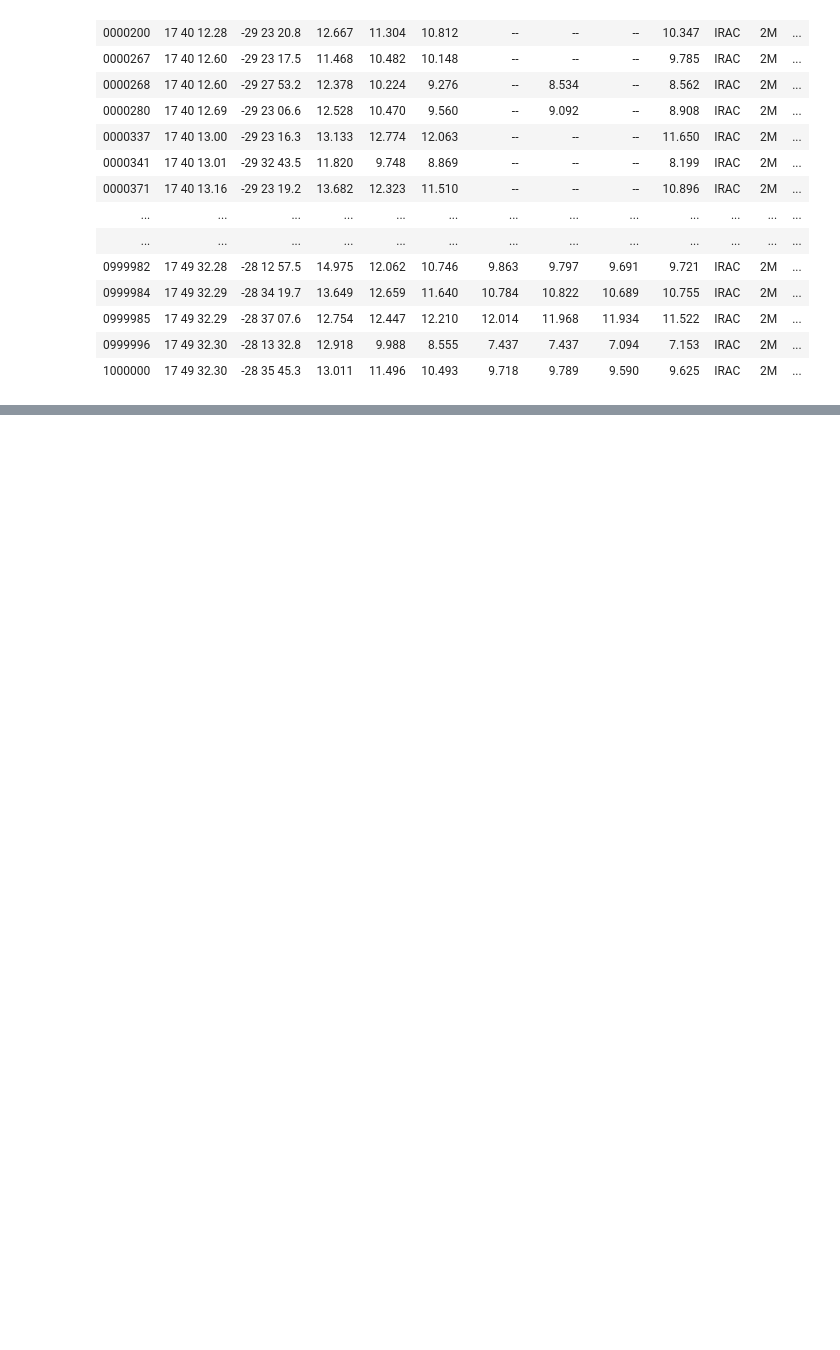
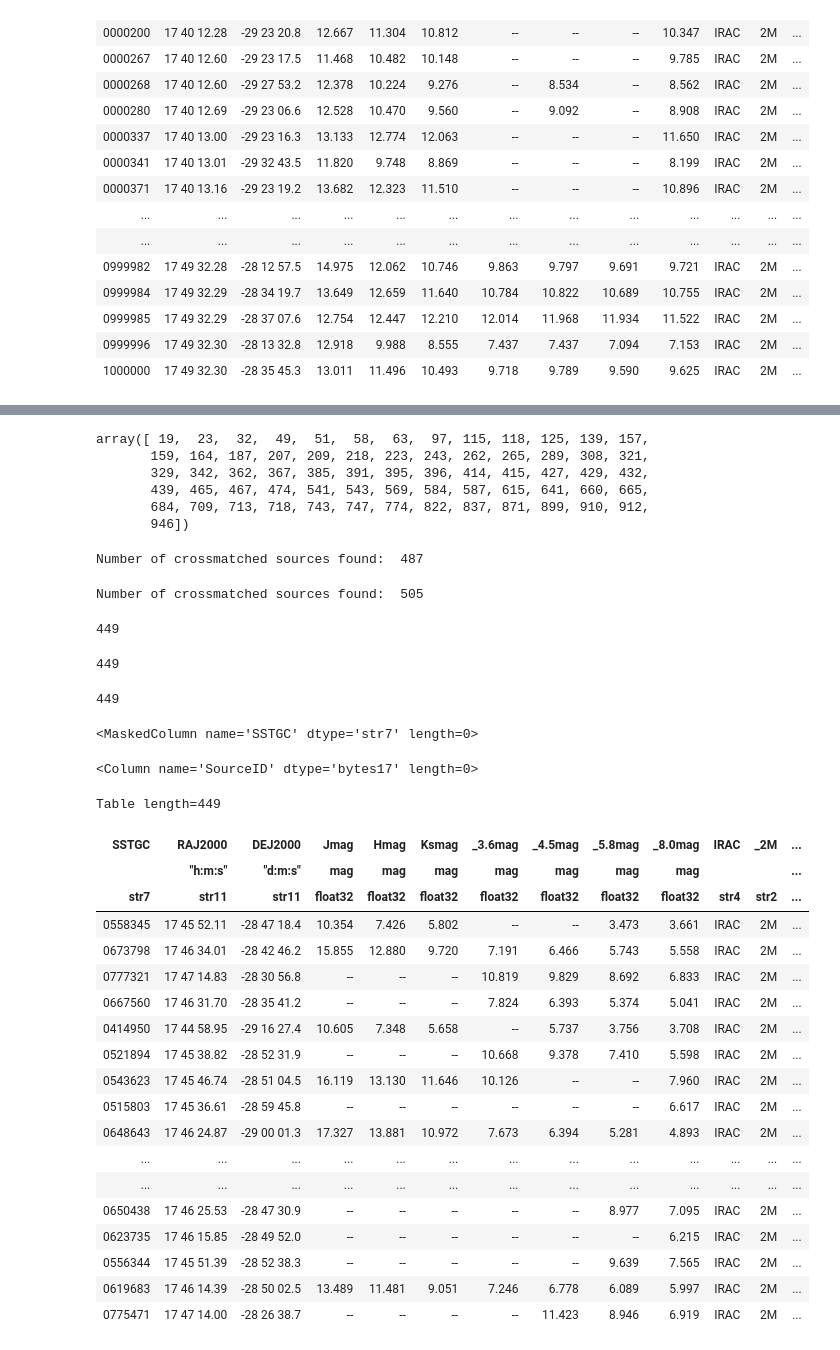
Before and after one commit to mjhankins/SFGCphotcode, a Jupyter notebook: SourceCatalog_SSTGC_Xmatch.ipynb, the cells around one changed output, grey strips where cells are left out. Drawn from its saved outputs; the diff is of its cells as text; code cells hidden in the pictures; blank space fills up the shorter version.

Commit message:
bug fixes with crossmatch and duplication

```diff
--- a/SourceCatalog_SSTGC_Xmatch.ipynb
+++ b/SourceCatalog_SSTGC_Xmatch.ipynb
@@ -202,0 +229,11 @@ matchedmcat['SSTGCxmatch']=matchedSSTGC["SSTGC"]
+# %%
+#idx
+w, c = np.unique(rdx, return_counts=True)
+w[c > 1]
+# %% [output]
+array([ 19,  23,  32,  49,  51,  58,  63,  97, 115, 118, 125, 139, 157,
+       159, 164, 187, 207, 209, 218, 223, 243, 262, 265, 289, 308, 321,
+       329, 342, 362, 367, 385, 391, 395, 396, 414, 415, 427, 429, 432,
+       439, 465, 467, 474, 541, 543, 569, 584, 587, 615, 641, 660, 665,
+       684, 709, 713, 718, 743, 747, 774, 822, 837, 871, 899, 910, 912,
+       946])
@@ -202,0 +301,53 @@ matchedmcat['SSTGCxmatch']=matchedSSTGC["SSTGC"]
+# %%
+stgccat,matchedmcat,d2dup=remove_duplicates2(sstgc8um,mcat,3.0)
+# %% [output]
+Number of crossmatched sources found:  487
+# %%
+matchedmcat,stgccat,d2dup=remove_duplicates2(matchedmcat,stgccat,3.0)
+# %% [output]
+Number of crossmatched sources found:  505
+# %%
+len(stgccat)
+# %% [output]
+449
+# %%
+len(matchedmcat)
+# %% [output]
+449
+# %%
+len(d2dup)
+# %% [output]
+449
+# %%
+w, c = np.unique(stgccat['SSTGC'], return_counts=True)
+w[c > 1]
+# %% [output]
+<MaskedColumn name='SSTGC' dtype='str7' length=0>
+# %%
+w, c = np.unique(matchedmcat['SourceID'], return_counts=True)
+w[c > 1]
+# %% [output]
+<Column name='SourceID' dtype='bytes17' length=0>
+# %%
+stgccat
+# %% [output]
+Table length=449
+| SSTGC | RAJ2000 | DEJ2000 | Jmag | Hmag | Ksmag | _3.6mag | _4.5mag | _5.8mag | _8.0mag | IRAC | _2M | ... |
+|  | "h:m:s" | "d:m:s" | mag | mag | mag | mag | mag | mag | mag |  |  | ... |
+| str7 | str11 | str11 | float32 | float32 | float32 | float32 | float32 | float32 | float32 | str4 | str2 | ... |
+| 0558345 | 17 45 52.11 | -28 47 18.4 | 10.354 | 7.426 | 5.802 | -- | -- | 3.473 | 3.661 | IRAC | 2M | ... |
+| 0673798 | 17 46 34.01 | -28 42 46.2 | 15.855 | 12.880 | 9.720 | 7.191 | 6.466 | 5.743 | 5.558 | IRAC | 2M | ... |
+| 0777321 | 17 47 14.83 | -28 30 56.8 | -- | -- | -- | 10.819 | 9.829 | 8.692 | 6.833 | IRAC | 2M | ... |
+| 0667560 | 17 46 31.70 | -28 35 41.2 | -- | -- | -- | 7.824 | 6.393 | 5.374 | 5.041 | IRAC | 2M | ... |
+| 0414950 | 17 44 58.95 | -29 16 27.4 | 10.605 | 7.348 | 5.658 | -- | 5.737 | 3.756 | 3.708 | IRAC | 2M | ... |
+| 0521894 | 17 45 38.82 | -28 52 31.9 | -- | -- | -- | 10.668 | 9.378 | 7.410 | 5.598 | IRAC | 2M | ... |
+| 0543623 | 17 45 46.74 | -28 51 04.5 | 16.119 | 13.130 | 11.646 | 10.126 | -- | -- | 7.960 | IRAC | 2M | ... |
+| 0515803 | 17 45 36.61 | -28 59 45.8 | -- | -- | -- | -- | -- | -- | 6.617 | IRAC | 2M | ... |
+| 0648643 | 17 46 24.87 | -29 00 01.3 | 17.327 | 13.881 | 10.972 | 7.673 | 6.394 | 5.281 | 4.893 | IRAC | 2M | ... |
+| ... | ... | ... | ... | ... | ... | ... | ... | ... | ... | ... | ... | ... |
+| ... | ... | ... | ... | ... | ... | ... | ... | ... | ... | ... | ... | ... |
+| 0650438 | 17 46 25.53 | -28 47 30.9 | -- | -- | -- | -- | -- | 8.977 | 7.095 | IRAC | 2M | ... |
+| 0623735 | 17 46 15.85 | -28 49 52.0 | -- | -- | -- | -- | -- | -- | 6.215 | IRAC | 2M | ... |
+| 0556344 | 17 45 51.39 | -28 52 38.3 | -- | -- | -- | -- | -- | 9.639 | 7.565 | IRAC | 2M | ... |
+| 0619683 | 17 46 14.39 | -28 50 02.5 | 13.489 | 11.481 | 9.051 | 7.246 | 6.778 | 6.089 | 5.997 | IRAC | 2M | ... |
+| 0775471 | 17 47 14.00 | -28 26 38.7 | -- | -- | -- | -- | 11.423 | 8.946 | 6.919 | IRAC | 2M | ... |
```
Also changed, not shown: parts of 22 cells of this notebook, 2 other files.
